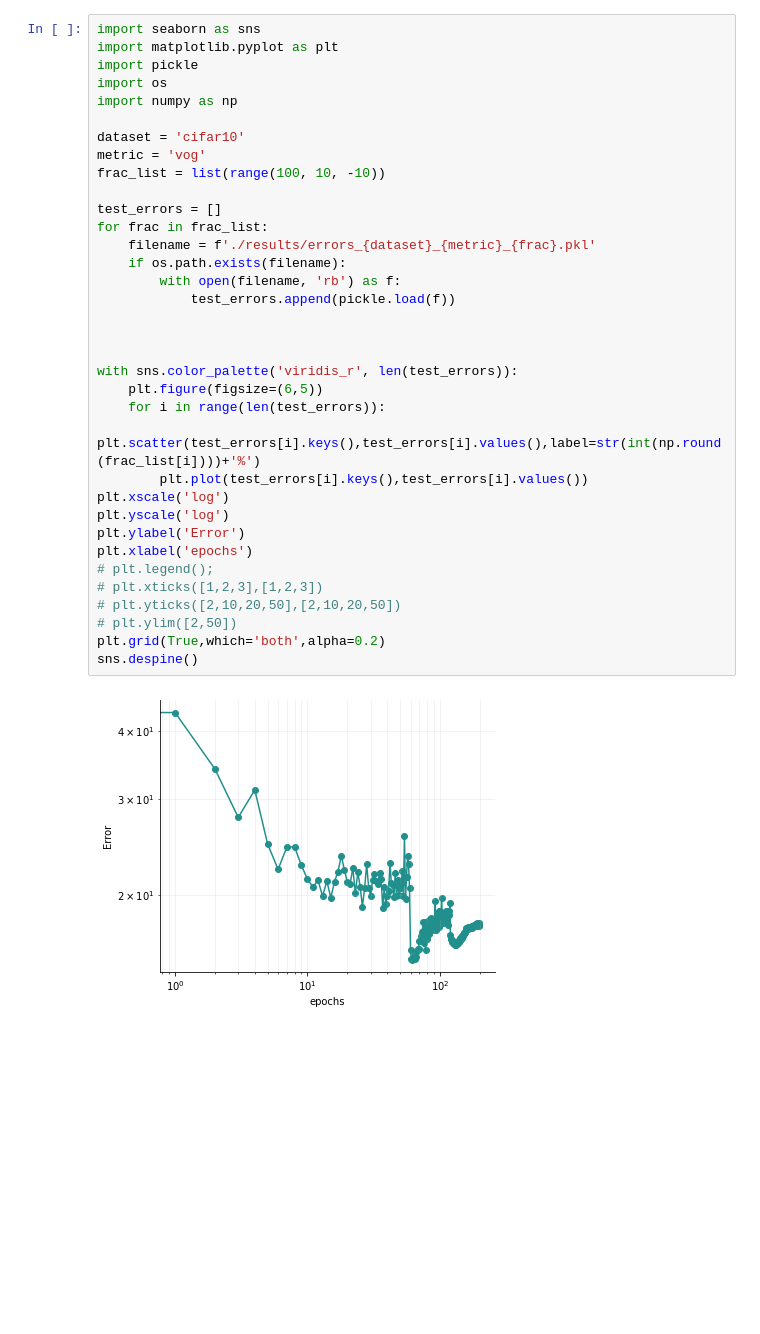
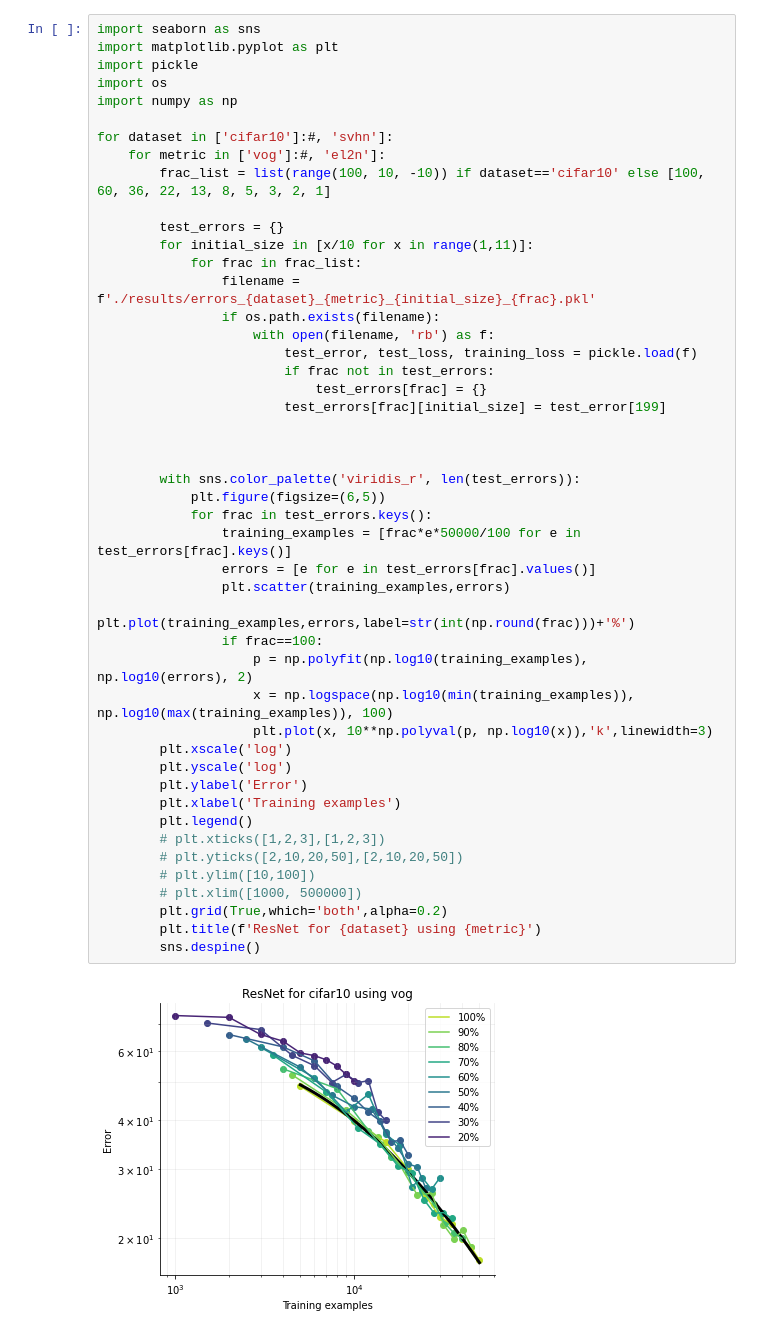
Before and after one commit to Samarendra109/DL-Project, a Jupyter notebook: analysis.ipynb, the cells around one changed output. Saved outputs shown, nothing was run; the diff lists cells and outputs as text; blank space fills up the shorter version.

```diff
--- a/analysis.ipynb
+++ b/analysis.ipynb
@@ -1,37 +1,49 @@
 # %%
 import seaborn as sns
 import matplotlib.pyplot as plt
 import pickle
 import os
 import numpy as np
 
-dataset = 'cifar10'
-metric = 'vog'
-frac_list = list(range(100, 10, -10))
+for dataset in ['cifar10']:#, 'svhn']:
+    for metric in ['vog']:#, 'el2n']:
+        frac_list = list(range(100, 10, -10)) if dataset=='cifar10' else [100, 60, 36, 22, 13, 8, 5, 3, 2, 1]
 
-test_errors = []
-for frac in frac_list:
-    filename = f'./results/errors_{dataset}_{metric}_{frac}.pkl'
-    if os.path.exists(filename):
-        with open(filename, 'rb') as f:
-            test_errors.append(pickle.load(f))
+        test_errors = {}
+        for initial_size in [x/10 for x in range(1,11)]:
+            for frac in frac_list:
+                filename = f'./results/errors_{dataset}_{metric}_{initial_size}_{frac}.pkl'
+                if os.path.exists(filename):
+                    with open(filename, 'rb') as f:
+                        test_error, test_loss, training_loss = pickle.load(f)
+                        if frac not in test_errors:
+                            test_errors[frac] = {}
+                        test_errors[frac][initial_size] = test_error[199]
 
 
 
-with sns.color_palette('viridis_r', len(test_errors)):
-    plt.figure(figsize=(6,5))
-    for i in range(len(test_errors)):
-        plt.scatter(test_errors[i].keys(),test_errors[i].values(),label=str(int(np.round(frac_list[i])))+'%')
-        plt.plot(test_errors[i].keys(),test_errors[i].values())
-plt.xscale('log')
-plt.yscale('log')
-plt.ylabel('Error')
-plt.xlabel('epochs')
-# plt.legend();
-# plt.xticks([1,2,3],[1,2,3])
-# plt.yticks([2,10,20,50],[2,10,20,50])
-# plt.ylim([2,50])
-plt.grid(True,which='both',alpha=0.2)
-sns.despine()
+        with sns.color_palette('viridis_r', len(test_errors)):
+            plt.figure(figsize=(6,5))
+            for frac in test_errors.keys():
+                training_examples = [frac*e*50000/100 for e in test_errors[frac].keys()]
+                errors = [e for e in test_errors[frac].values()]
+                plt.scatter(training_examples,errors)
+                plt.plot(training_examples,errors,label=str(int(np.round(frac)))+'%')
+                if frac==100:
+                    p = np.polyfit(np.log10(training_examples), np.log10(errors), 2)
+                    x = np.logspace(np.log10(min(training_examples)), np.log10(max(training_examples)), 100)
+                    plt.plot(x, 10**np.polyval(p, np.log10(x)),'k',linewidth=3)
+        plt.xscale('log')
+        plt.yscale('log')
+        plt.ylabel('Error')
+        plt.xlabel('Training examples')
+        plt.legend()
+        # plt.xticks([1,2,3],[1,2,3])
+        # plt.yticks([2,10,20,50],[2,10,20,50])
+        # plt.ylim([10,100])
+        # plt.xlim([1000, 500000])
+        plt.grid(True,which='both',alpha=0.2)
+        plt.title(f'ResNet for {dataset} using {metric}')
+        sns.despine()
 # %% [output]
-[figure, old version]
+[figure, new version]
```
Also changed, not shown: parts of 1 cell of this notebook, 15 other files.
